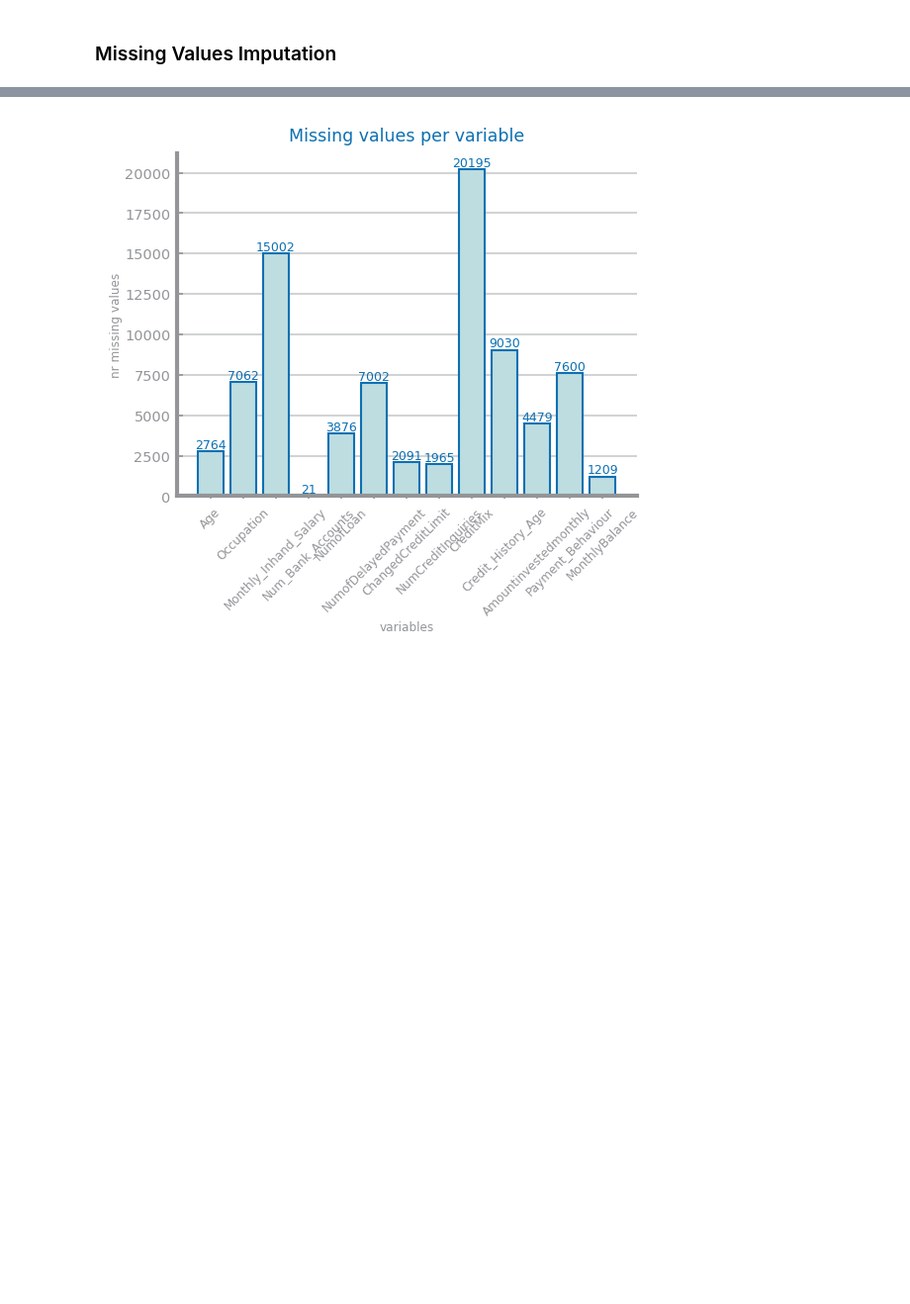
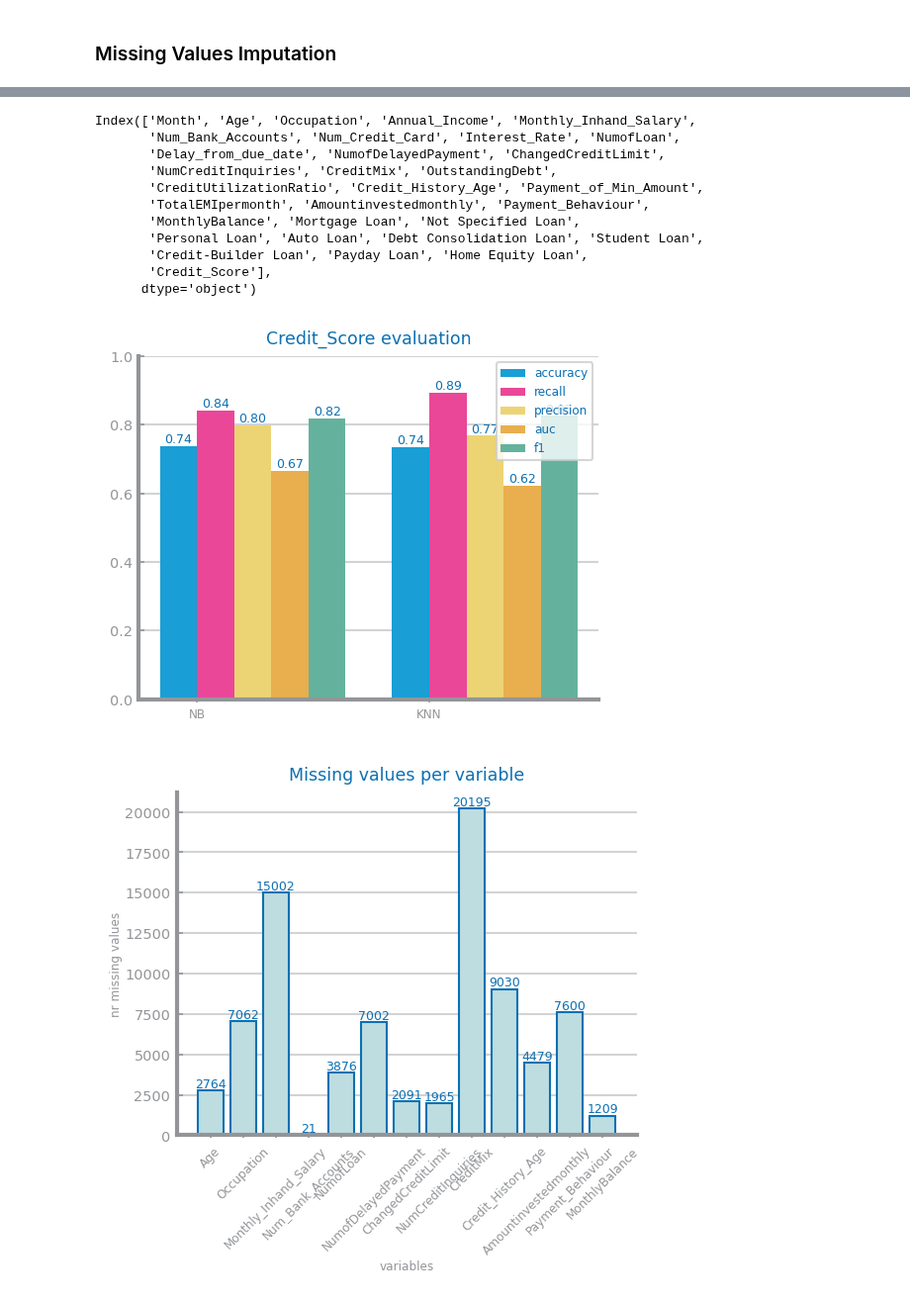
Before and after one commit to franciscoAbreuTecnico/Data-Science-IST, a Jupyter notebook: dataset_services/data_mv_imputation.ipynb, the cells around one changed output, grey strips where cells are left out. Shown at 99% size. Cells and saved outputs as stored; diff of their text form; code cells hidden in the pictures; blank space fills up the shorter version.

```diff
--- a/dataset_services/data_mv_imputation.ipynb
+++ b/dataset_services/data_mv_imputation.ipynb
@@ -19,6 +19,7 @@ from sklearn.impute import SimpleImputer
 import dslabs_functions as dslabs
 from sklearn.model_selection import train_test_split
 from matplotlib.pyplot import savefig
+from sklearn.impute import KNNImputer
 
 filename = 'data_preparation_csvs/enconding_csvs/data_encoded.csv'
 data_encoded: pd.DataFrame = pd.read_csv(filename, index_col='ID', sep=',', decimal='.', na_values='')
@@ -33,6 +34,7 @@ most_frequent = ['Month', 'Occupation', 'Payment_of_Min_Amount', 'Credit_Mix', '
 ## Strategies to be used
 imputer_mean = SimpleImputer(strategy='mean')
 imputer_mode = SimpleImputer(strategy='most_frequent')
+imputer_median = SimpleImputer(strategy='median')
 # %% [output]
 Dataset nr records=100000 nr variables=32
 # %% [markdown]
@@ -91,0 +89,54 @@ show()
+# %%
+# Alternativa 2
+data_mv_alt2 = data_encoded.copy()
+# Define the columns that will be imputed with the most frequent value
+most_frequent_alt2 = ['Month', 'Occupation', 'Payment_of_Min_Amount', 'CreditMix'
+                 , 'Payment_Behaviour', 'Payday Loan', 'Personal Loan', 'Debt Consolidation Loan'
+                 , 'Auto Loan', 'Not Specified Loan', 'Student Loan', 'Credit-Builder Loan'
+                 , 'Mortgage Loan', 'Home Equity Loan', 'Credit_Score']
+
+## 1.3
+mv_alt2_mode = data_mv_alt2[most_frequent_alt2]
+mv_alt2_median = data_mv_alt2.drop(columns=most_frequent_alt2)
+
+mode_imputed2 = pd.DataFrame(imputer_mode.fit_transform(mv_alt2_mode), columns=mv_alt2_mode.columns)
+median_imputed2 = pd.DataFrame(imputer_median.fit_transform(mv_alt2_median), columns=mv_alt2_median.columns)
+
+data_mv_alt2 = pd.concat([mode_imputed2, median_imputed2], axis=1)
+
+# negative_value_counts = (data_mv_alt1 < 0).sum()
+# print(negative_value_counts)
+
+data_mv_alt2.to_csv('data_preparation_csvs/mv_imputation_csvs/data_mv_alt2.csv', index=False)
+
+## Separate into Train and Test and save in different files
+train_data2, test_data2 = train_test_split(data_mv_alt2, test_size=0.2, random_state=42)
+
+## Save the training and testing sets to CSV files
+train_data2.to_csv('data_preparation_csvs/mv_imputation_csvs/train_data_mv_alt2.csv', index=False)
+test_data2.to_csv('data_preparation_csvs/mv_imputation_csvs/test_data_mv_alt2.csv', index=False)
+
+## Evaluate Approach
+file_tag = "Credit_Score"
+target = "Credit_Score"
+
+figure()
+eval: dict[str, list] = dslabs.evaluate_approach(train_data2, test_data2, target=target, metric="recall")
+dslabs.plot_multibar_chart(
+    ["NB", "KNN"], eval, title=f"{file_tag} evaluation", percentage=True
+)
+savefig(f"data_preparation_images/missing_values_imputation_result/data_mv_alt2_eval.png")
+show()
+# %% [output]
+Index(['Month', 'Age', 'Occupation', 'Annual_Income', 'Monthly_Inhand_Salary',
+       'Num_Bank_Accounts', 'Num_Credit_Card', 'Interest_Rate', 'NumofLoan',
+       'Delay_from_due_date', 'NumofDelayedPayment', 'ChangedCreditLimit',
+       'NumCreditInquiries', 'CreditMix', 'OutstandingDebt',
+       'CreditUtilizationRatio', 'Credit_History_Age', 'Payment_of_Min_Amount',
+       'TotalEMIpermonth', 'Amountinvestedmonthly', 'Payment_Behaviour',
+       'MonthlyBalance', 'Mortgage Loan', 'Not Specified Loan',
+       'Personal Loan', 'Auto Loan', 'Debt Consolidation Loan', 'Student Loan',
+       'Credit-Builder Loan', 'Payday Loan', 'Home Equity Loan',
+       'Credit_Score'],
+      dtype='object')
+[figure, added]
```
Also changed, not shown: parts of 5 cells of this notebook, 4 other files.
